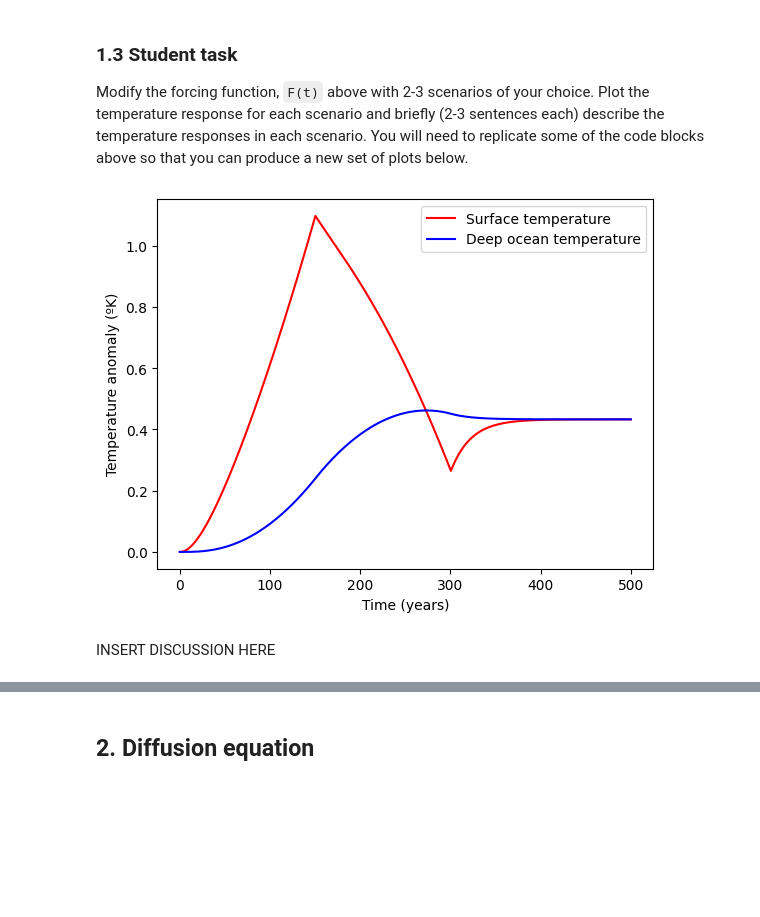
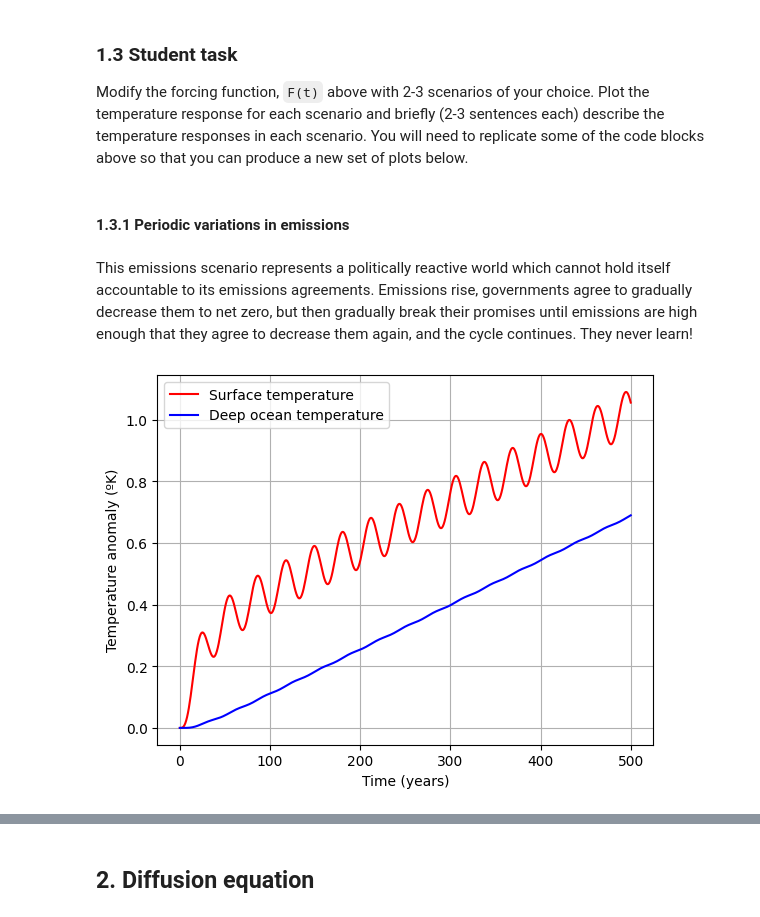
Before and after one commit to barneycevans/QCES, a Jupyter notebook: Project1_numerical_methods.ipynb, the cells around one changed output, grey strips where cells are left out. Saved outputs shown, nothing was run; the diff lists cells and outputs as text; code cells hidden in the pictures; blank space fills up the shorter version.

```diff
--- a/Project1_numerical_methods.ipynb
+++ b/Project1_numerical_methods.ipynb
@@ -86,15 +87,13 @@ INSERT DISCUSSION HERE (~1 paragraph)
 ### 1.3 Student task
 <a id='section1pt3'></a>
 Modify the forcing function, `F(t)` above with 2-3 scenarios of your choice. Plot the temperature response for each scenario and briefly (2-3 sentences each) describe the temperature responses in each scenario. You will need to replicate some of the code blocks above so that you can produce a new set of plots below.
-# %%
-# Forcing to represent a gradual increase in emissions, from 0 to 0.5 over 150 years, then a gradual decrease from 0.5 back to 0 over the next 150 years.
-def F(t):
-  if t < 150:
-    return (t * 0.5)/100
-  if 300 > t > 150:
-    return 0.5 - ((t - 150) * 0.5)/100
-  else:
-    return 0
+# %% [markdown]
+#### 1.3.1 Periodic variations in emissions
+# %% [markdown]
+This emissions scenario represents a politically reactive world which cannot hold itself accountable to its emissions agreements. Emissions rise, governments agree to gradually decrease them to net zero, but then gradually break their promises until emissions are high enough that they agree to decrease them again, and the cycle continues. They never learn!
+# %%
+def F(t):
+    return 0.5*(np.sin(t /10))*(np.sin(t /10))
 # %%
 for i in range(0, Nt-1):
     T[i+1] = T[i] + dt * (F(t[i]) - gamma * (T[i]-theta[i]))/C_s
@@ -102,11 +101,10 @@ for i in range(0, Nt-1):
 # %%
 plt.plot(t,T,'r-')
 plt.plot(t,theta,'b-')
 plt.legend(['Surface temperature','Deep ocean temperature'])
 plt.xlabel('Time (years)')
 plt.ylabel('Temperature anomaly (ºK)')
+plt.grid()
 plt.show()
 # %% [output]
-[figure, old version]
+[figure, new version]
-# %% [markdown]
-INSERT DISCUSSION HERE
```
Also changed, not shown: parts of 17 cells of this notebook.
